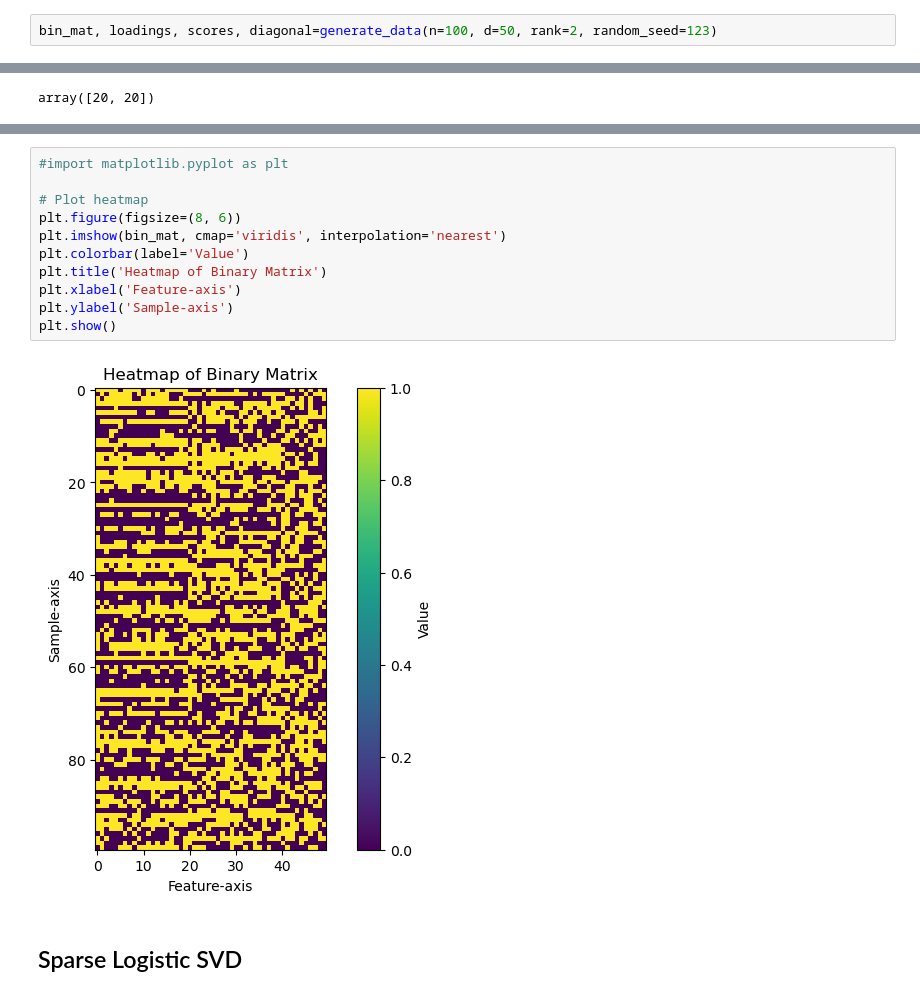
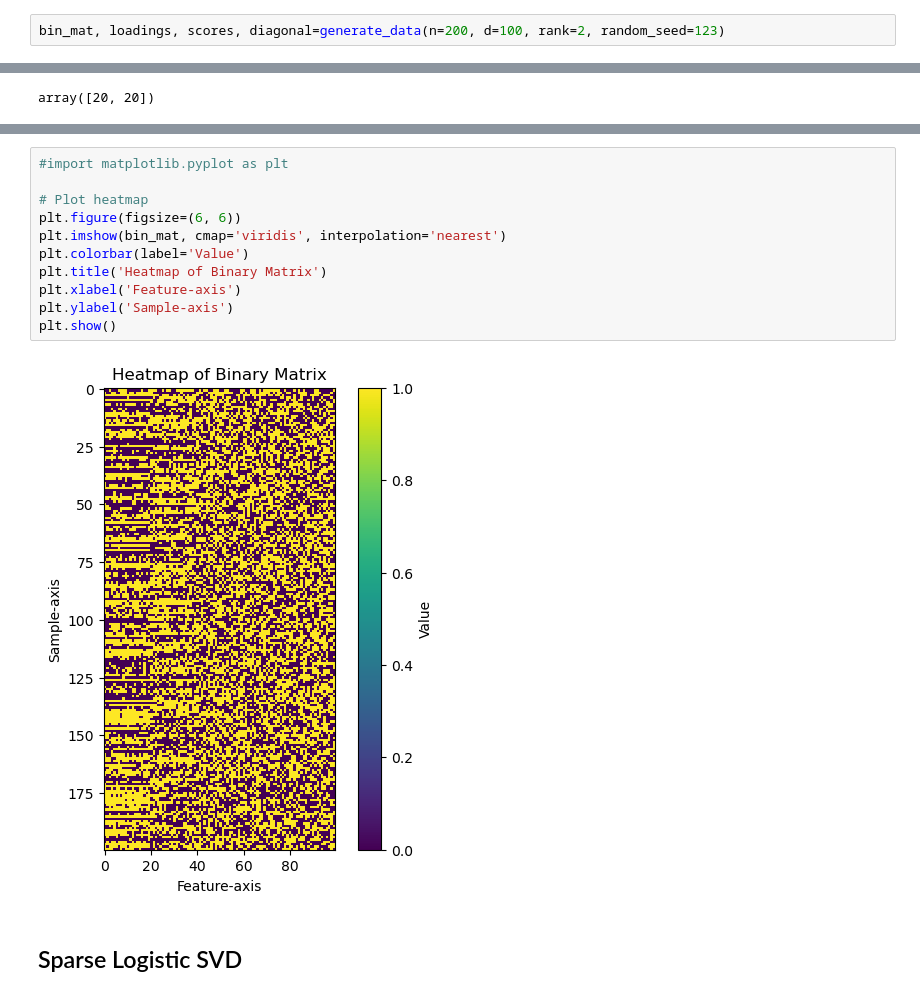
Before and after one commit to andyzhangstat/SLSVD, a Jupyter notebook: docs/example.ipynb, the cells around one changed output, grey strips where cells are left out. Drawn from its saved outputs; the diff is of its cells as text.

```diff
--- a/docs/example.ipynb
+++ b/docs/example.ipynb
@@ -16,7 +16,7 @@ import matplotlib.pyplot as plt
 # %%
 from slsvd.data_generation import generate_data
 # %%
-bin_mat, loadings, scores, diagonal=generate_data(n=100, d=50, rank=2, random_seed=123)
+bin_mat, loadings, scores, diagonal=generate_data(n=200, d=100, rank=2, random_seed=123)
 # %%
 bin_mat.shape
 # %% [output]
@@ -67,16 +67,16 @@ plt.show()
 # %%
 #import matplotlib.pyplot as plt
 
 # Plot heatmap
-plt.figure(figsize=(8, 6))
+plt.figure(figsize=(6, 6))
 plt.imshow(bin_mat, cmap='viridis', interpolation='nearest')
 plt.colorbar(label='Value')
 plt.title('Heatmap of Binary Matrix')
 plt.xlabel('Feature-axis')
 plt.ylabel('Sample-axis')
 plt.show()
 # %% [output]
-[figure, old version]
+[figure, new version]
 # %% [markdown]
 ## Sparse Logistic SVD
 # %%
```
Also changed, not shown: parts of 70 cells of this notebook, 2 other files.
